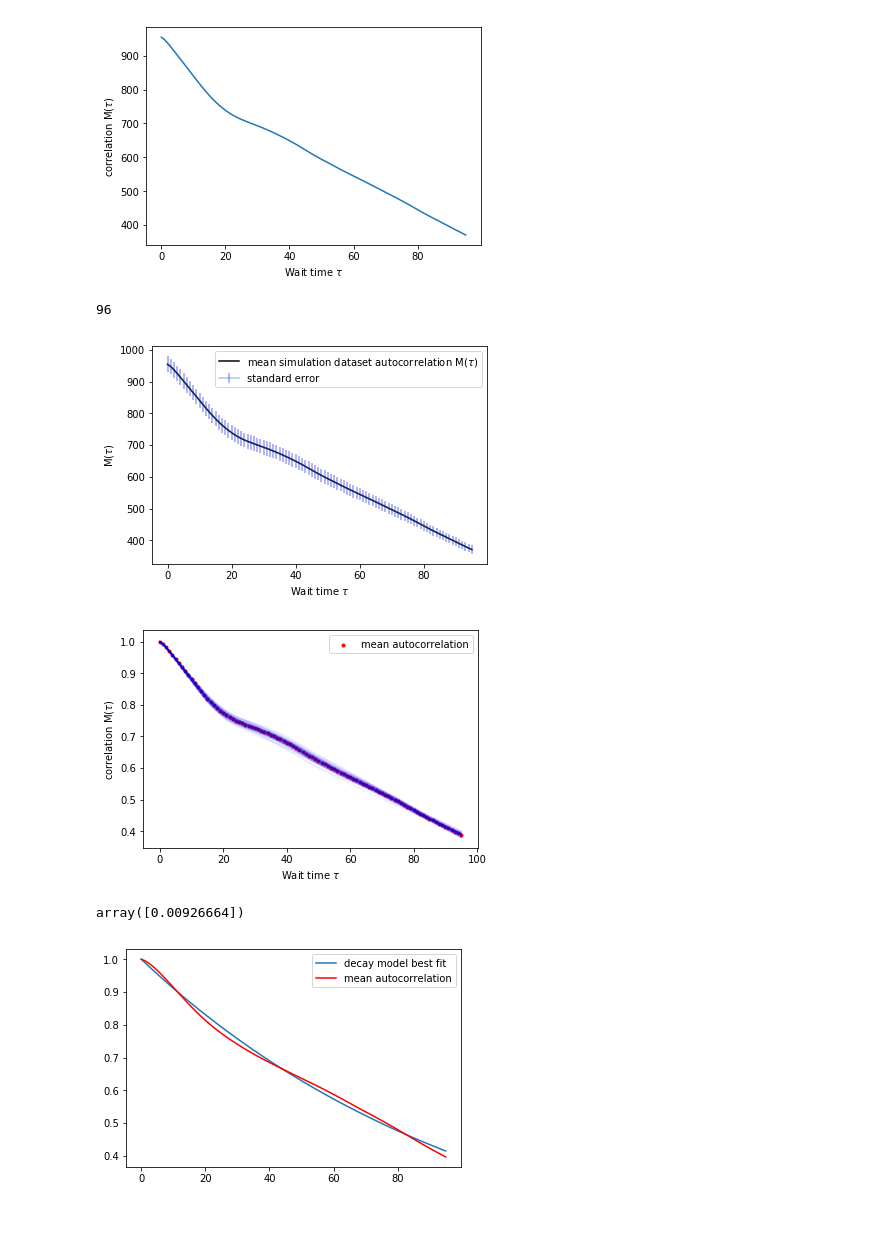
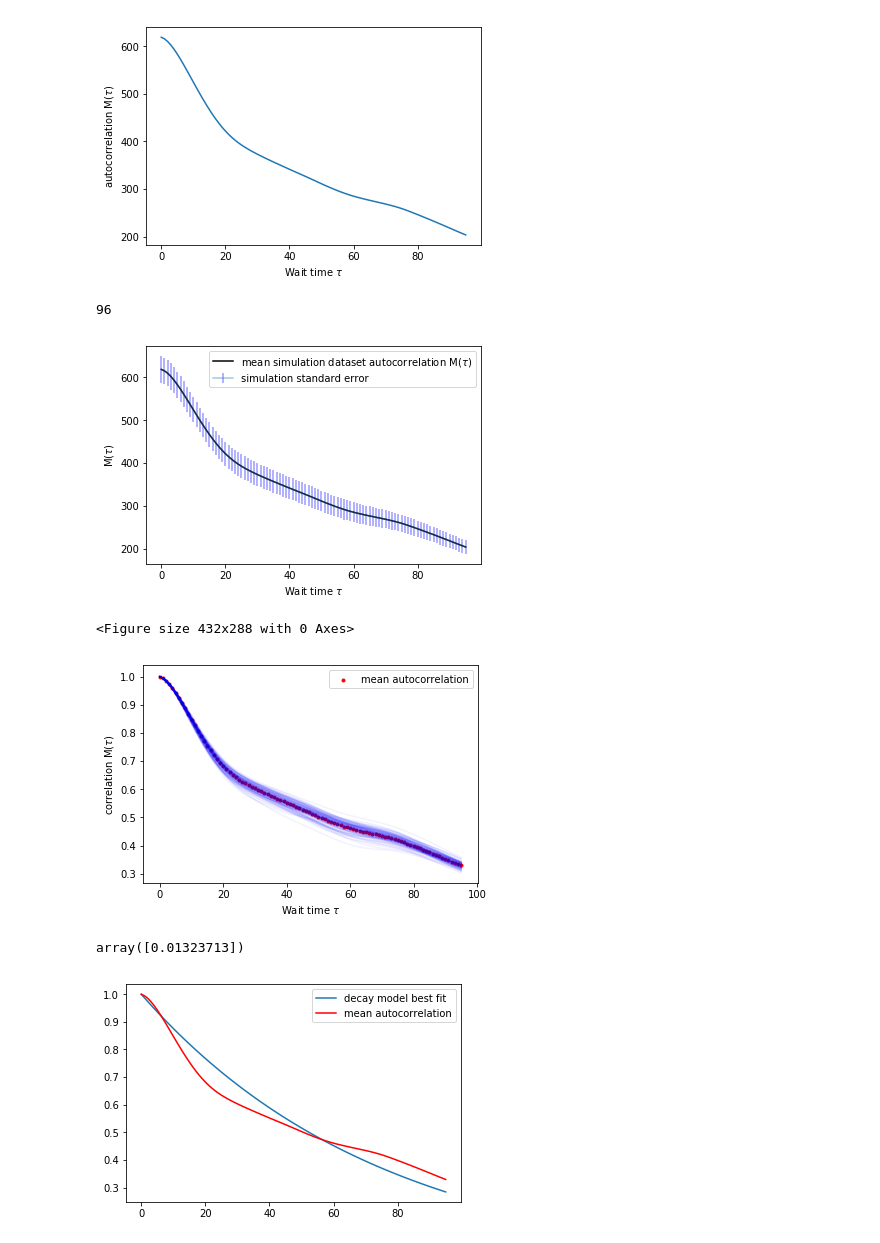
Before and after one commit to tlmakinen/bursting-IGMM, a Jupyter notebook: autocorrelation/wait-time-simulation.ipynb, the cells around one changed output. Drawn from its saved outputs; the diff is of its cells as text; code cells hidden in the pictures.

```diff
--- a/autocorrelation/wait-time-simulation.ipynb
+++ b/autocorrelation/wait-time-simulation.ipynb
@@ -46,8 +62,8 @@ plt.plot(gfp.counts)
 # %%
 # Now let's simulate this ~80 times to simulate what we get from actual data.
 # Parameters:
-k_on = 0.3
-k_off = 0.2
+k_on = 0.03
+k_off = 0.03
 duration = 575 # seconds
 stepsize = 3   # seconds / step
 
@@ -88,10 +104,10 @@ plt.plot((mean_auto_data[np.argmax(mean_auto_data):]))   # plot only half of the
 t = np.linspace(start=0,stop=100 )
 
 plt.xlabel(r'Wait time $\tau$')
-plt.ylabel(r'correlation M($\tau$)')
+plt.ylabel(r'autocorrelation M($\tau$)')
 plt.show()
 # %% [output]
-[figure, old version]
+[figure, new version]
 # %%
 # create a routine that bootstraps a set of data arrays according to Coulon & Lardon (2016)
 
@@ -134,18 +150,21 @@ len(std_dev_arr)
 # %%
 tau = np.arange(len(mean_auto_data[cutoff:]))   # tau array to plot against
 
-plt.errorbar(x=tau, y=mean_auto_data[cutoff:], yerr=(std_dev_arr, std_dev_arr), ecolor='b', alpha=0.4, label = 'standard error')
+plt.errorbar(x=tau, y=mean_auto_data[cutoff:], yerr=(std_dev_arr, std_dev_arr), ecolor='b', alpha=0.4, label = 'simulation standard error')
 
 # show the mean of our original dataset in red
 plt.plot(tau, mean_auto_data[cutoff:], color='k', label = r'mean simulation dataset autocorrelation M($\tau$)')
 plt.legend()
 plt.xlabel(r'Wait time $\tau$')
 plt.ylabel(r'M($\tau$)')
 plt.show()
+
+plt.savefig('/Users/tmakinen/Documents/plots/errorbar.png', dpi='figure', bbox_inches='tight', overwrite=True)
 # %% [output]
-[figure, old version]
+[figure, new version]
+<Figure size 432x288 with 0 Axes>
 # %%
-for i in auto_averages[::15]:
+for i in auto_averages[::10]:
     plt.plot(i/np.max(i), color='b', alpha=0.05)   # plot a bunch of our traces to see error zones
 
 plt.scatter(tau, mean_auto_data[cutoff:] /np.max(mean_auto_data[cutoff:]), marker='.', color='r', label = 'mean autocorrelation')   # show the mean of our original dataset in red
@@ -154,7 +173,7 @@ plt.xlabel(r'Wait time $\tau$')
 plt.ylabel(r'correlation M($\tau$)')
 plt.show()
 # %% [output]
-[figure, old version]
+[figure, new version]
 # %%
 def decay_model(x, a):
     return np.exp(-x*a)
@@ -165,7 +184,7 @@ popt,pcov = curve_fit(decay_model, tau, mean_auto_data[cutoff:] / np.max(mean_au
 # %%
 popt
 # %% [output]
-array([0.00926664])
+array([0.01323713])
 # %%
 #plt.plot(tau, mean_auto_data[cutoff:])
 plt.plot(tau, decay_model(tau, popt[0]), label='decay model best fit')
@@ -173,4 +192,4 @@ plt.plot(mean_auto_data[cutoff:] / np.max(mean_auto_data[cutoff:]), color='r', l
 plt.legend()
 plt.show()
 # %% [output]
-[figure, old version]
+[figure, new version]
```
Also changed, not shown: parts of 19 cells of this notebook, 1 other file.
